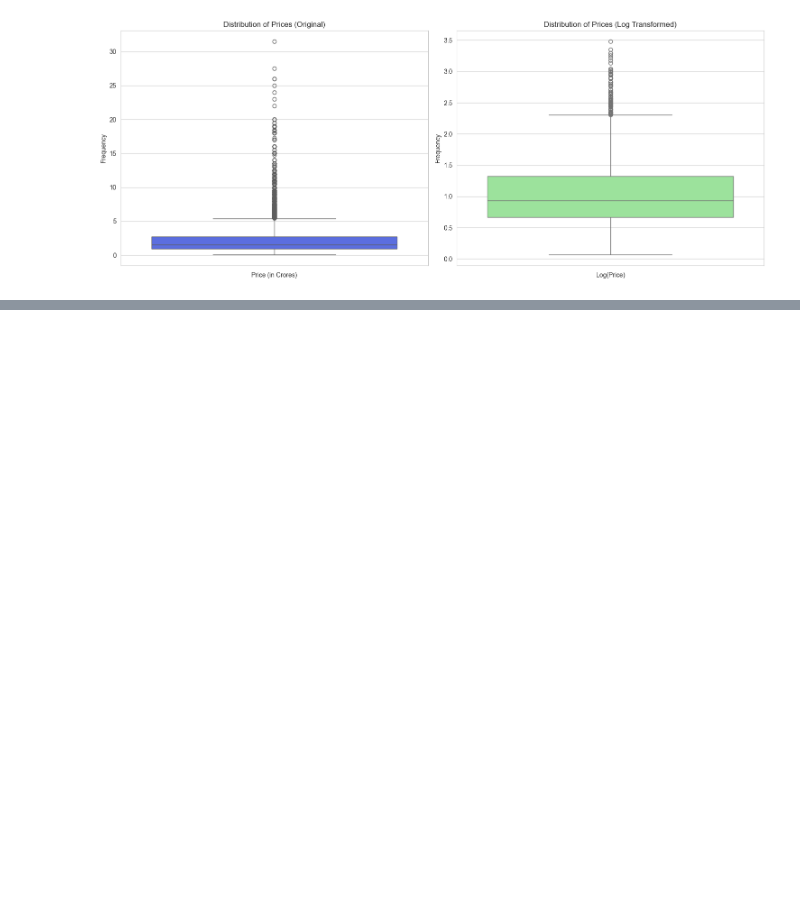
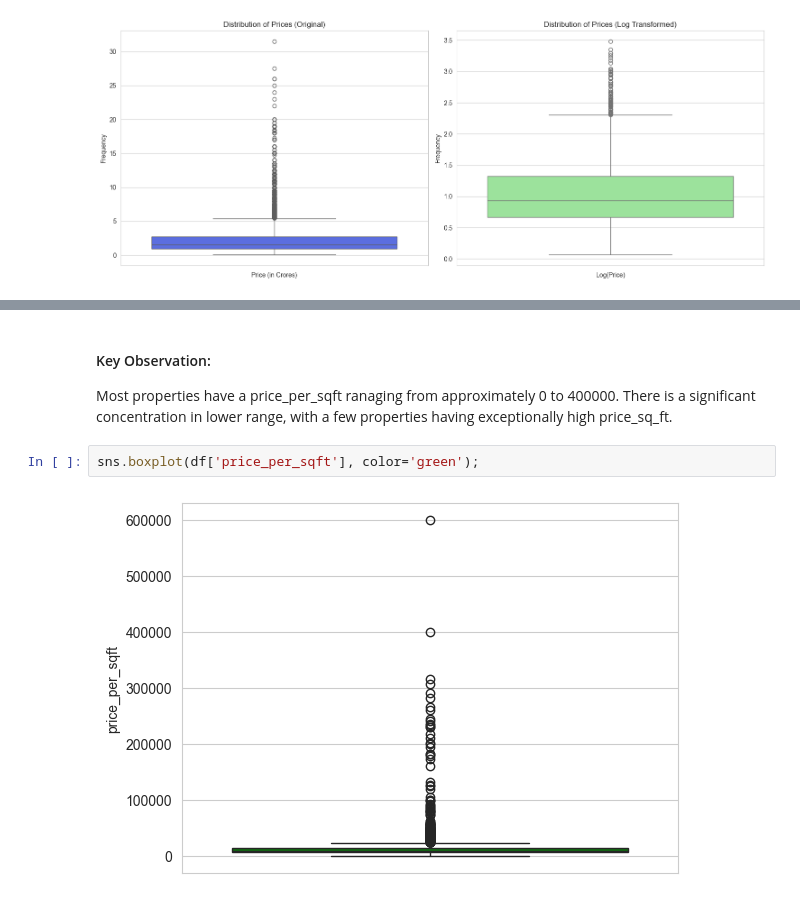
Before and after one commit to 07Sada/real-estate-property-price-predictor, a Jupyter notebook: notebooks/EDA-univariant_analysis_#05.ipynb, the cells around one changed output, grey strips where cells are left out. Drawn from its saved outputs; the diff is of its cells as text; blank space fills up the shorter version.

```diff
--- a/notebooks/EDA-univariant_analysis_#05.ipynb
+++ b/notebooks/EDA-univariant_analysis_#05.ipynb
@@ -512,0 +537,7 @@ plt.show()
+# %% [markdown]
+#### Key Observation:
+Most properties have a price_per_sqft ranaging from approximately 0 to 400000. There is a significant concentration in lower range, with a few properties having exceptionally high price_sq_ft.
+# %%
+sns.boxplot(df['price_per_sqft'], color='green');
+# %% [output]
+[figure, added]
```
Also changed, not shown: parts of 4 cells of this notebook.
